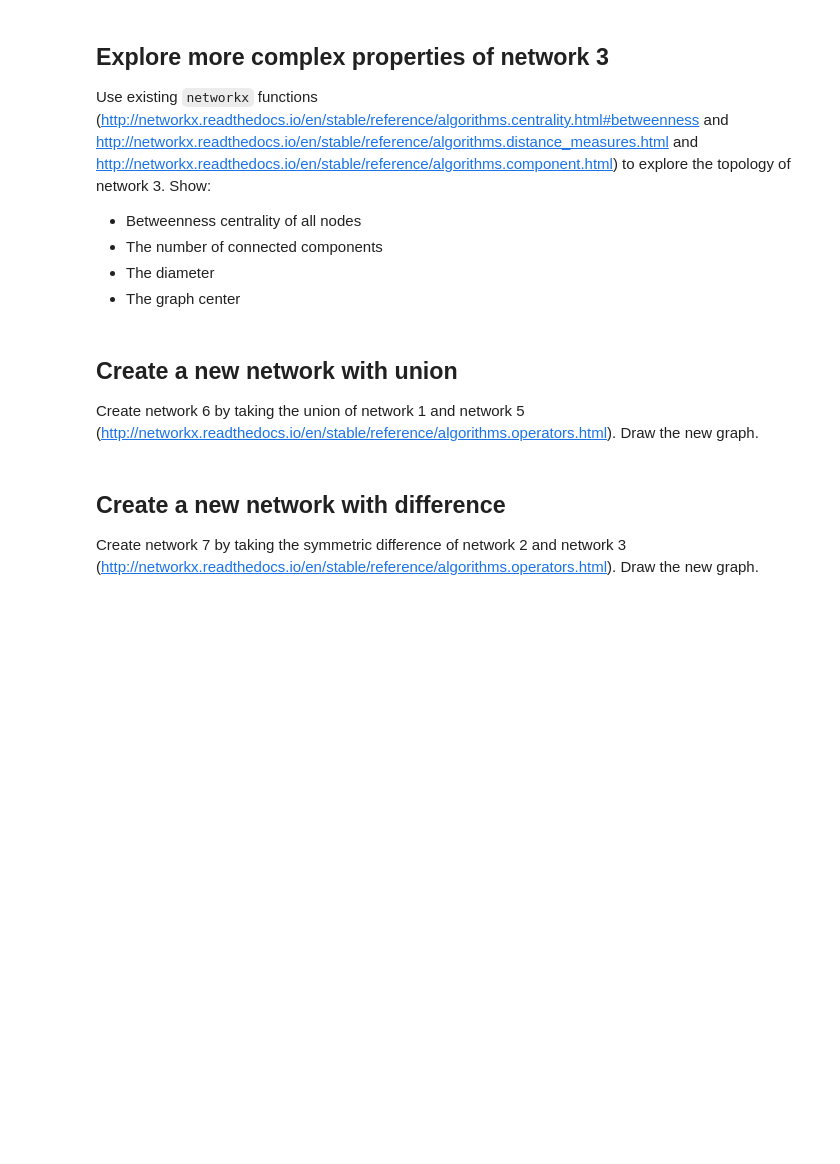
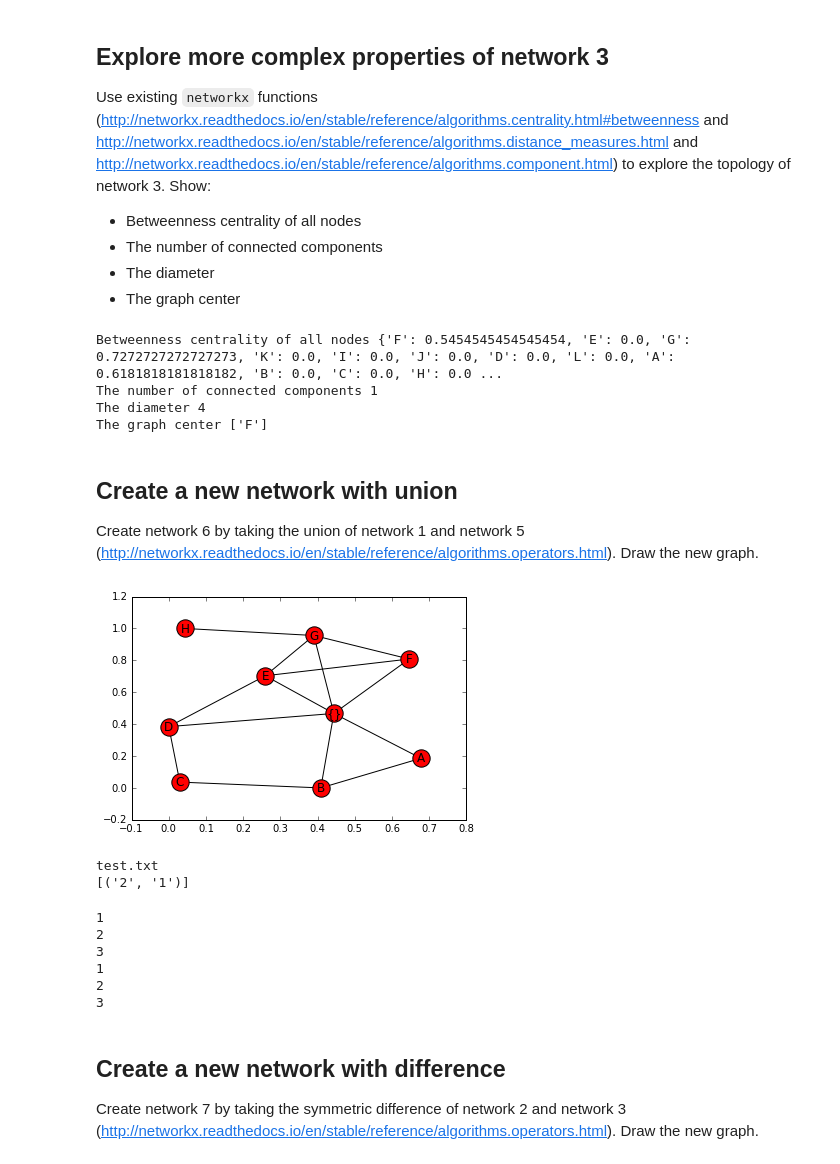
Before and after one commit to gitter-lab/network-notebook-examples, a Jupyter notebook: exercises/explore_networks.ipynb, the cells around one changed output. Saved outputs shown, nothing was run; the diff lists cells and outputs as text; code cells hidden in the pictures; blank space fills up the shorter version.

```diff
--- a/exercises/explore_networks.ipynb
+++ b/exercises/explore_networks.ipynb
@@ -37,6 +137,48 @@ Use existing `networkx` functions (http://networkx.readthedocs.io/en/stable/refe
 - The number of connected components
 - The diameter
 - The graph center
+# %%
+#Print the degree centrality for nodes
+#print (nx.degree_centrality(net3))
+
+#print the shortest-path betweenness centrality for nodes
+print ("Betweenness centrality of all nodes", nx.betweenness_centrality(net3))
+
+#prints the number of connected components
+#why is the number of connected components 1?
+print ("The number of connected components", nx.number_connected_components(net3))
+
+#prints the diameter of network 3
+print ("The diameter", nx.diameter(net3))
+
+#prints the center of network 3
+print ("The graph center", nx.center(net3))
+# %% [output]
+Betweenness centrality of all nodes {'F': 0.5454545454545454, 'E': 0.0, 'G': 0.7272727272727273, 'K': 0.0, 'I': 0.0, 'J': 0.0, 'D': 0.0, 'L': 0.0, 'A': 0.6181818181818182, 'B': 0.0, 'C': 0.0, 'H': 0.0 ...
+The number of connected components 1
+The diameter 4
+The graph center ['F']
 # %% [markdown]
 ## Create a new network with union
 Create network 6 by taking the union of network 1 and network 5 (http://networkx.readthedocs.io/en/stable/reference/algorithms.operators.html).  Draw the new graph.
+# %%
+f1 = filelist.index("../Data\\network1.txt")
+G = GraphList[f1]
+#print (G.edges())
+f5 = filelist.index("../Data\\network5.txt")
+H = GraphList[f5]
+#print (H.edges())
+R=net1.copy()
+
+R.remove_nodes_from(n for n in G if n in H)
+#print (R.edges())
+
+I = nx.compose(G,H,name=None)
+#print (I.edges())
+
+nx.write_edgelist(I,'../Data/network6.txt')
+net6graphing=nx.read_adjlist('../Data/network6.txt')
+nx.draw_networkx(net6graphing)
+plt.show()
+# %% [output]
+[figure, added]
@@ -42,0 +207,12 @@ Create network 6 by taking the union of network 1 and network 5 (http://networkx
+# %%
+G=nx.Graph()
+G.add_edge(1,2)
+nx.write_edgelist(G,'test.txt')
+
+for filename in glob.glob('test.txt'):
+    graph = CreateUndirectedGraph(filename)
+    print (filename)
+    print (graph.edges())
+# %% [output]
+test.txt
+[('2', '1')]
@@ -43,3 +253,23 @@ Create network 6 by taking the union of network 1 and network 5 (http://networkx
+# %%
+lines = ['line1', 'line2']
+with open('../Data/test.txt', 'w') as f:
+    f.write('\n'.join(lines))
+    f.write("\nhi")
+
+list1 = ['1', '2', '3']
+str1 = '\n'.join(list1)
+print (str1)
+
+list2 = [1, 2, 3]
+str2 = '\n'.join(str(e) for e in list2)
+print (str2)
+# %% [output]
+1
+2
+3
+1
+2
+3
 # %% [markdown]
 ## Create a new network with difference
 Create network 7 by taking the symmetric difference of network 2 and network 3 (http://networkx.readthedocs.io/en/stable/reference/algorithms.operators.html).  Draw the new graph.
```
Also changed, not shown: parts of 12 cells of this notebook, 9 other files.
